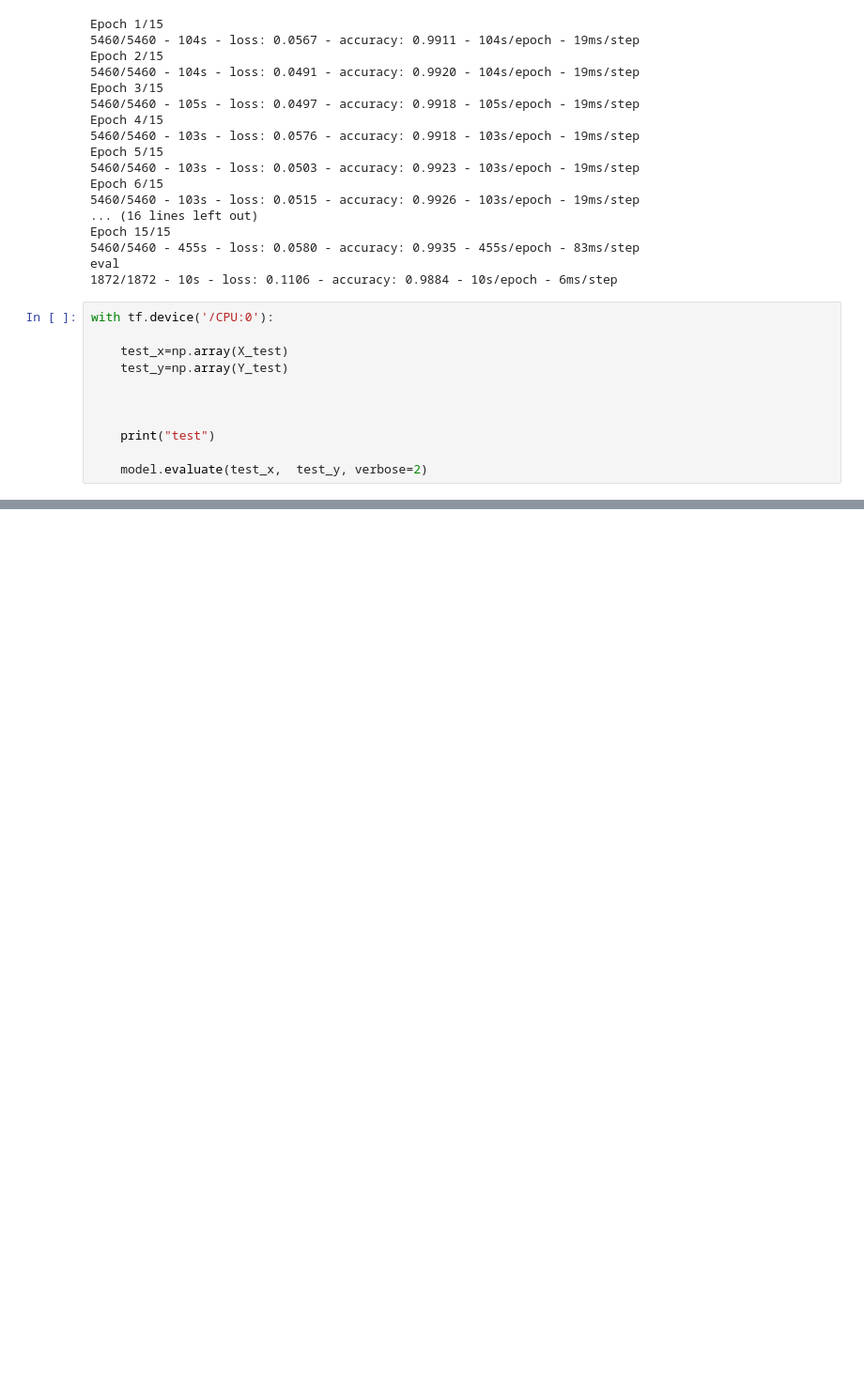
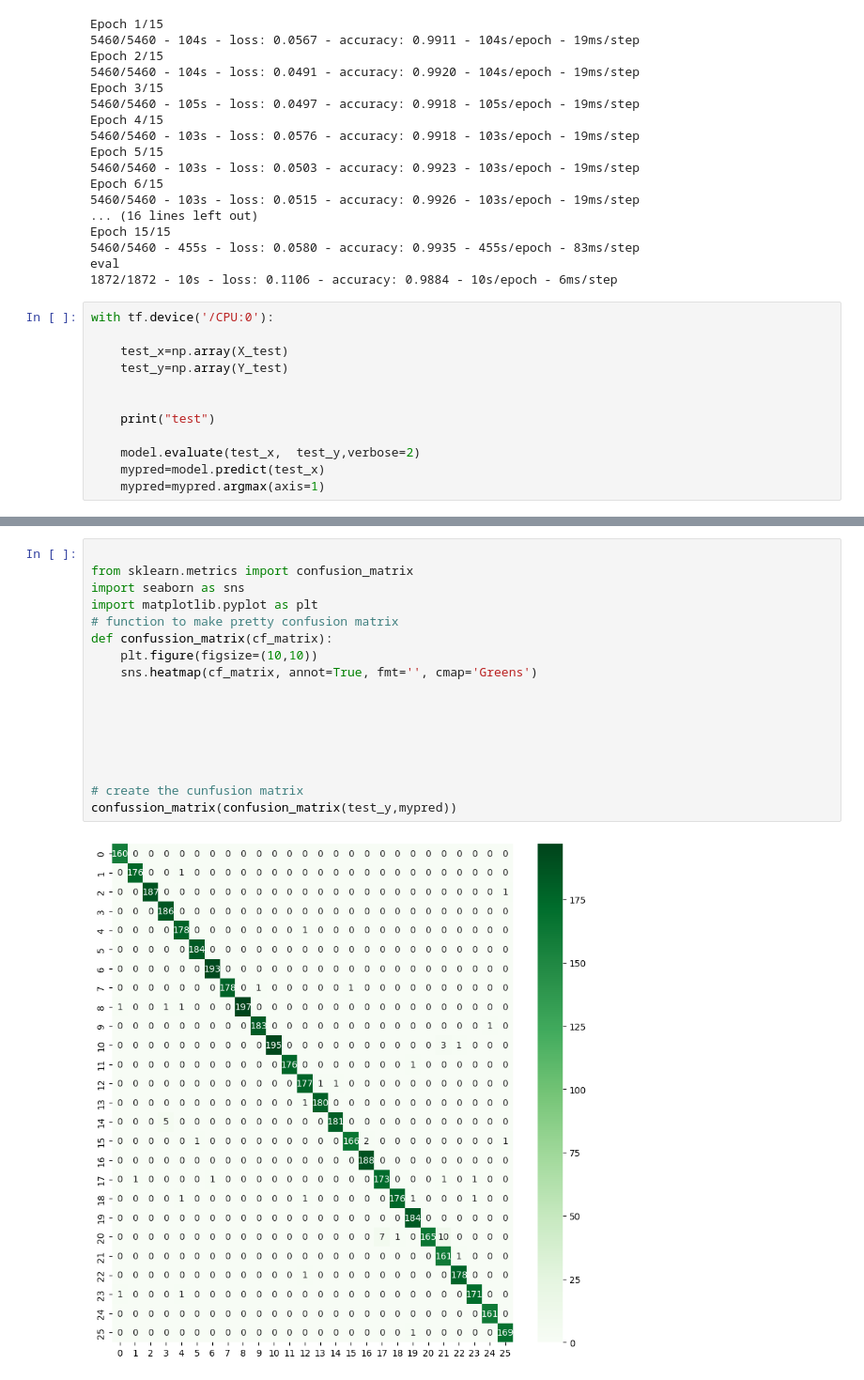
Before and after one commit to daniel555666/DeepLearningClassificationASL, a Jupyter notebook: CNN_Daniel.ipynb, the cells around one changed output, grey strips where cells are left out. Shown at 94% size. Saved outputs shown, nothing was run; the diff lists cells and outputs as text; blank space fills up the shorter version.

Commit message:
matrixConfusion

```diff
--- a/CNN_Daniel.ipynb
+++ b/CNN_Daniel.ipynb
@@ -223,9 +223,10 @@ with tf.device('/CPU:0'):
     test_y=np.array(Y_test)
 
 
-
     print("test")
 
-    model.evaluate(test_x,  test_y, verbose=2)
+    model.evaluate(test_x,  test_y,verbose=2)
+    mypred=model.predict(test_x)
+    mypred=mypred.argmax(axis=1)
 # %% [output]
 test
@@ -232,0 +235,19 @@ test
+# %%
+
+from sklearn.metrics import confusion_matrix
+import seaborn as sns
+import matplotlib.pyplot as plt
+# function to make pretty confusion matrix
+def confussion_matrix(cf_matrix):
+    plt.figure(figsize=(10,10))
+    sns.heatmap(cf_matrix, annot=True, fmt='', cmap='Greens')
+
+
+
+
+
+
+# create the cunfusion matrix
+confussion_matrix(confusion_matrix(test_y,mypred))
+# %% [output]
+[figure, added]
```
Also changed, not shown: parts of 1 cell of this notebook.
